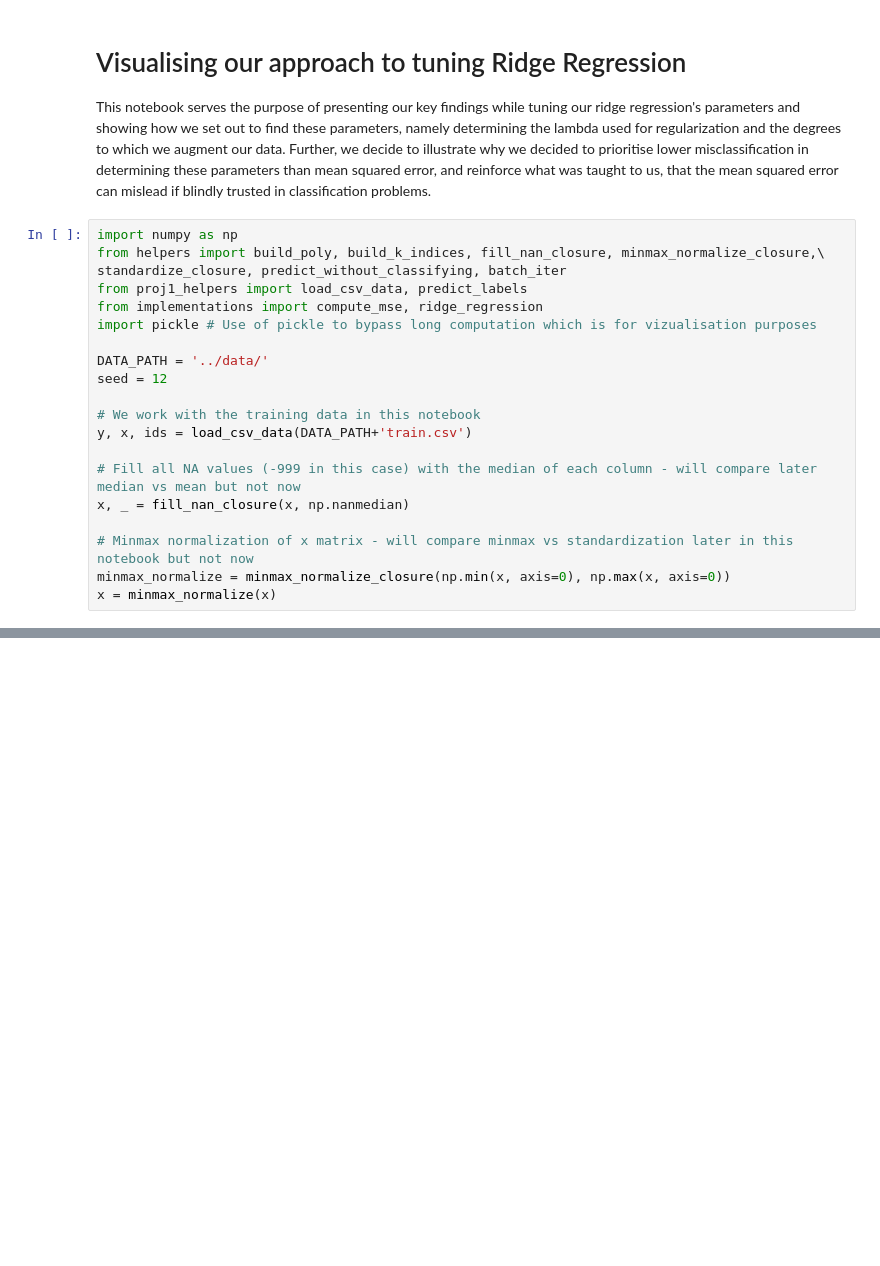
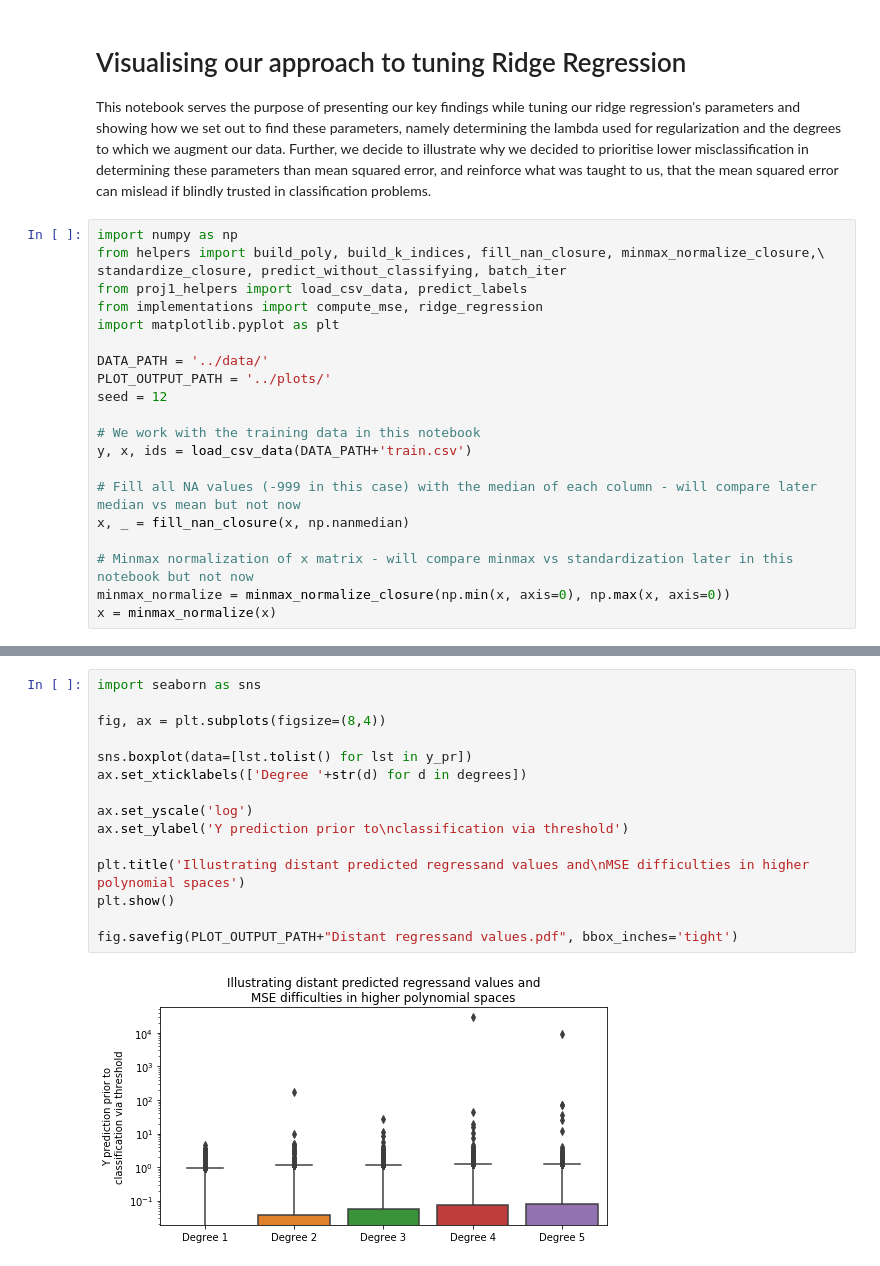
Before and after one commit to KamranSattary/ML-CS-433-Project-1, a Jupyter notebook: src/Visualising Ridge Tuning.ipynb, the cells around one changed output, grey strips where cells are left out. Saved outputs shown, nothing was run; the diff lists cells and outputs as text; blank space fills up the shorter version.

```diff
--- a/src/Visualising Ridge Tuning.ipynb
+++ b/src/Visualising Ridge Tuning.ipynb
@@ -8,9 +8,10 @@ from helpers import build_poly, build_k_indices, fill_nan_closure, minmax_normal
 standardize_closure, predict_without_classifying, batch_iter
 from proj1_helpers import load_csv_data, predict_labels
 from implementations import compute_mse, ridge_regression
-import pickle # Use of pickle to bypass long computation which is for vizualisation purposes
+import matplotlib.pyplot as plt
 
 DATA_PATH = '../data/'
+PLOT_OUTPUT_PATH = '../plots/'
 seed = 12
 
 # We work with the training data in this notebook
@@ -231,0 +142,17 @@ TypeError: data type not understood
+# %%
+import seaborn as sns
+
+fig, ax = plt.subplots(figsize=(8,4))
+
+sns.boxplot(data=[lst.tolist() for lst in y_pr])
+ax.set_xticklabels(['Degree '+str(d) for d in degrees])
+
+ax.set_yscale('log')
+ax.set_ylabel('Y prediction prior to\nclassification via threshold')
+
+plt.title('Illustrating distant predicted regressand values and\nMSE difficulties in higher polynomial spaces')
+plt.show()
+
+fig.savefig(PLOT_OUTPUT_PATH+"Distant regressand values.pdf", bbox_inches='tight')
+# %% [output]
+[figure, added]
```
Also changed, not shown: parts of 5 cells of this notebook, 3 other files.
